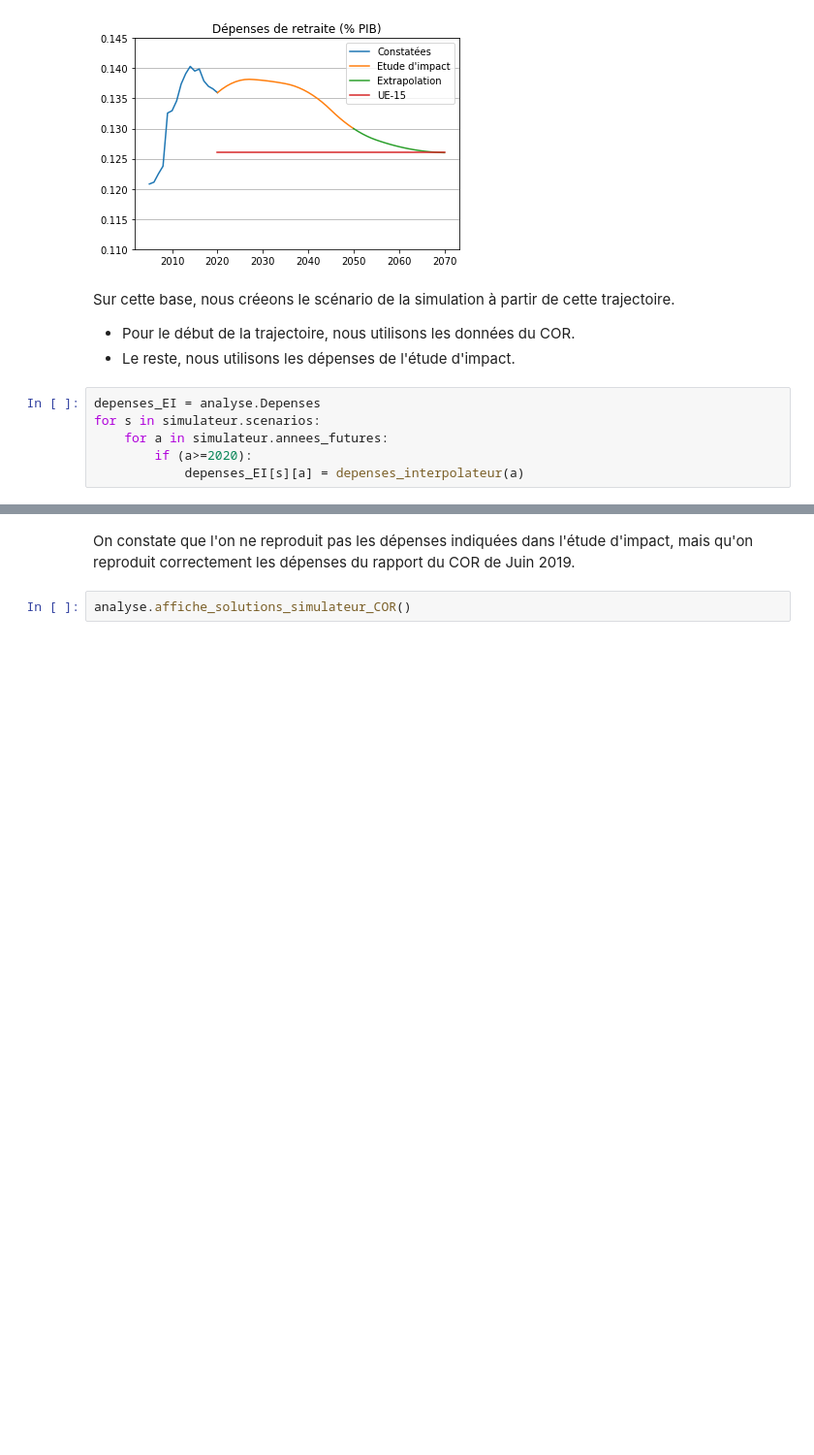
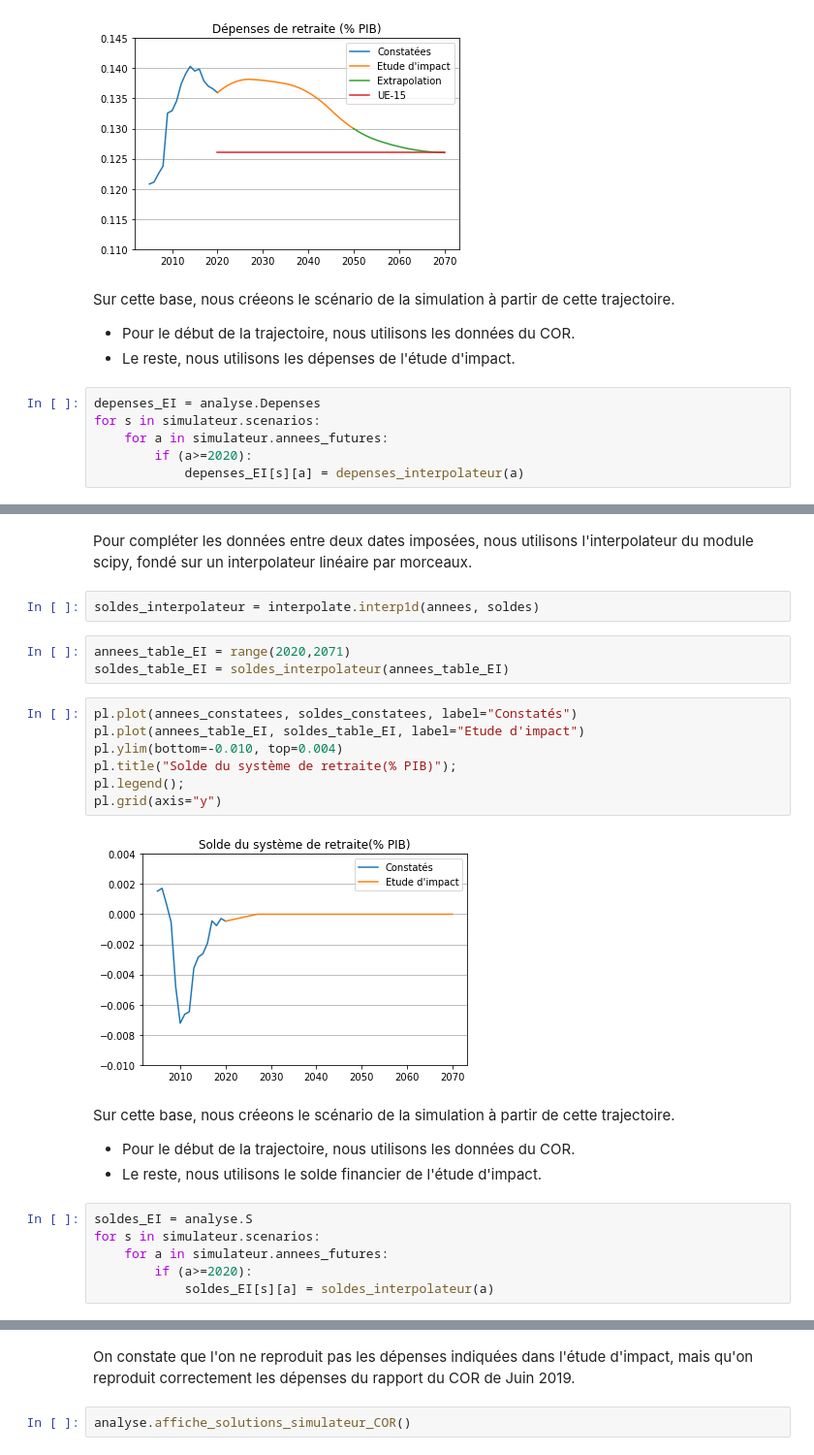
Before and after one commit to brunoscherrer/retraites, a Jupyter notebook: doc/simulation-Etude-Impact.ipynb, the cells around one changed output, grey strips where cells are left out. Shown at 97% size. Saved outputs shown, nothing was run; the diff lists cells and outputs as text; blank space fills up the shorter version.

```diff
--- a/doc/simulation-Etude-Impact.ipynb
+++ b/doc/simulation-Etude-Impact.ipynb
@@ -137,0 +178,26 @@ analyse.plot_legend()
+# %% [markdown]
+Pour compléter les données entre deux dates imposées, nous utilisons l'interpolateur du module scipy, fondé sur un interpolateur linéaire par morceaux.
+# %%
+soldes_interpolateur = interpolate.interp1d(annees, soldes)
+# %%
+annees_table_EI = range(2020,2071)
+soldes_table_EI = soldes_interpolateur(annees_table_EI)
+# %%
+pl.plot(annees_constatees, soldes_constatees, label="Constatés")
+pl.plot(annees_table_EI, soldes_table_EI, label="Etude d'impact")
+pl.ylim(bottom=-0.010, top=0.004)
+pl.title("Solde du système de retraite(% PIB)");
+pl.legend();
+pl.grid(axis="y")
+# %% [output]
+[figure, added]
+# %% [markdown]
+Sur cette base, nous créeons le scénario de la simulation à partir de cette trajectoire.
+* Pour le début de la trajectoire, nous utilisons les données du COR.
+* Le reste, nous utilisons le solde financier de l'étude d'impact.
+# %%
+soldes_EI = analyse.S
+for s in simulateur.scenarios:
+    for a in simulateur.annees_futures:
+        if (a>=2020):
+            soldes_EI[s][a] = soldes_interpolateur(a)
```
Also changed, not shown: parts of 20 cells of this notebook, 3 other files.
